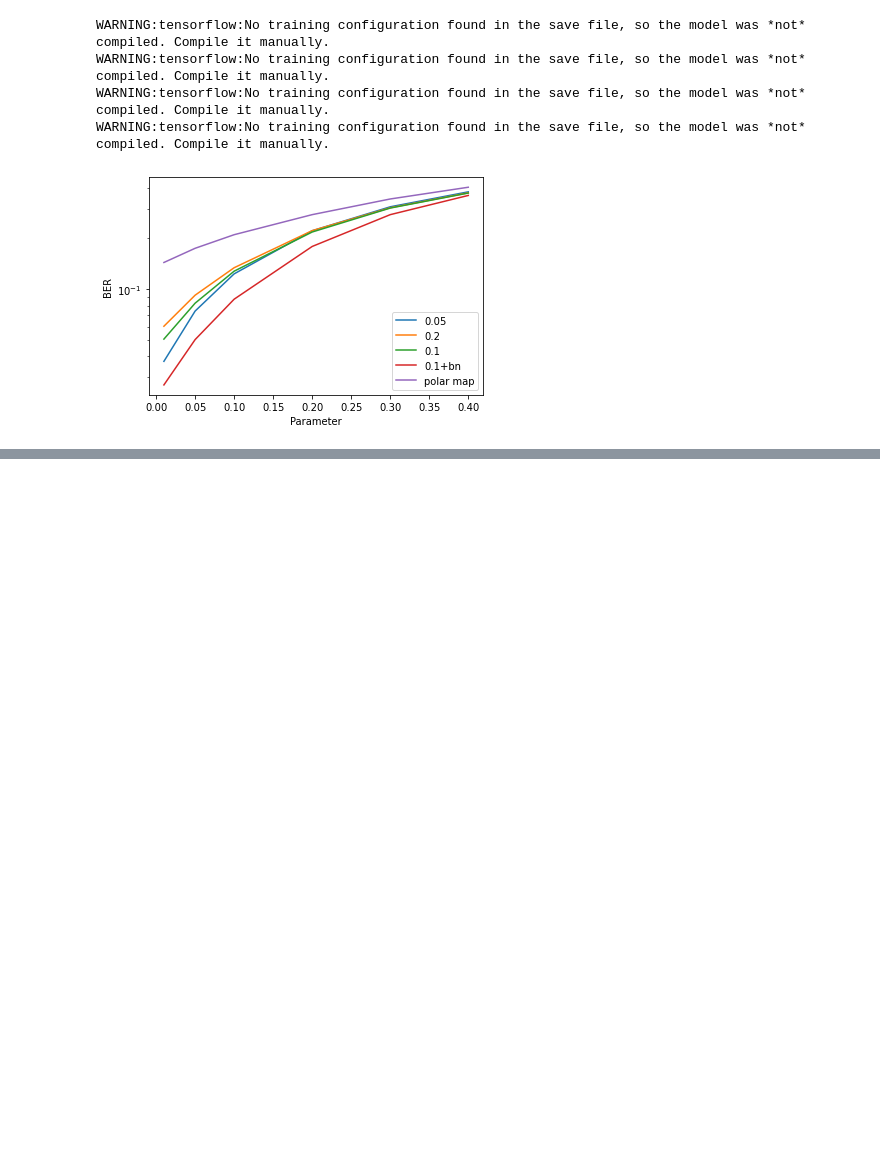
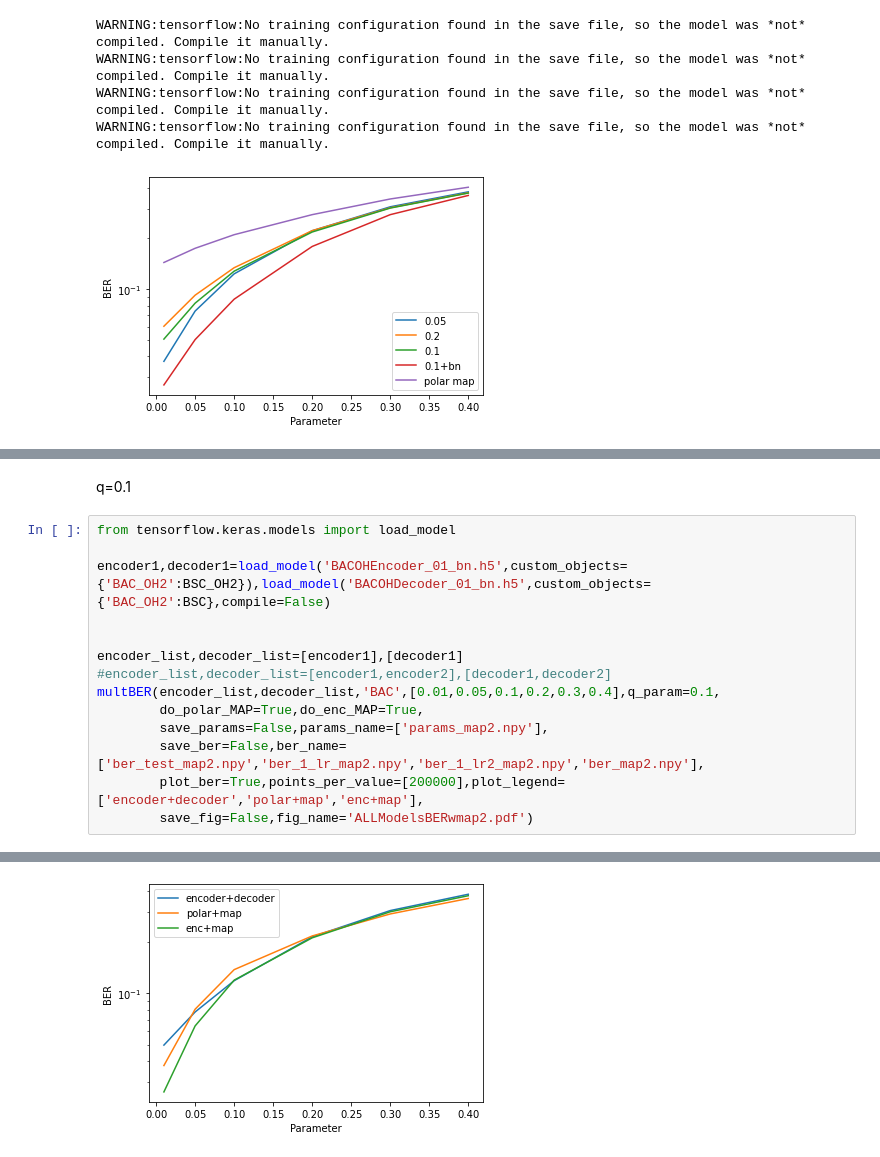
Before and after one commit to remzawi/deep_fec, a Jupyter notebook: BACOHAutoencoder_Plots.ipynb, the cells around one changed output, grey strips where cells are left out. Saved outputs shown, nothing was run; the diff lists cells and outputs as text; blank space fills up the shorter version.

```diff
--- a/BACOHAutoencoder_Plots.ipynb
+++ b/BACOHAutoencoder_Plots.ipynb
@@ -104,0 +108,17 @@ WARNING:tensorflow:No training configuration found in the save file, so the mode
+# %% [markdown]
+q=0.1
+# %%
+from tensorflow.keras.models import load_model
+
+encoder1,decoder1=load_model('BACOHEncoder_01_bn.h5',custom_objects={'BAC_OH2':BSC_OH2}),load_model('BACOHDecoder_01_bn.h5',custom_objects={'BAC_OH2':BSC},compile=False)
+
+
+encoder_list,decoder_list=[encoder1],[decoder1]
+#encoder_list,decoder_list=[encoder1,encoder2],[decoder1,decoder2]
+multBER(encoder_list,decoder_list,'BAC',[0.01,0.05,0.1,0.2,0.3,0.4],q_param=0.1,
+        do_polar_MAP=True,do_enc_MAP=True,
+        save_params=False,params_name=['params_map2.npy'],
+        save_ber=False,ber_name=['ber_test_map2.npy','ber_1_lr_map2.npy','ber_1_lr2_map2.npy','ber_map2.npy'],
+        plot_ber=True,points_per_value=[200000],plot_legend=['encoder+decoder','polar+map','enc+map'],
+        save_fig=False,fig_name='ALLModelsBERwmap2.pdf')
+# %% [output]
@@ -104,0 +126 @@ WARNING:tensorflow:No training configuration found in the save file, so the mode
+[figure, added]
```
Also changed, not shown: parts of 6 cells of this notebook, 2 other files.
